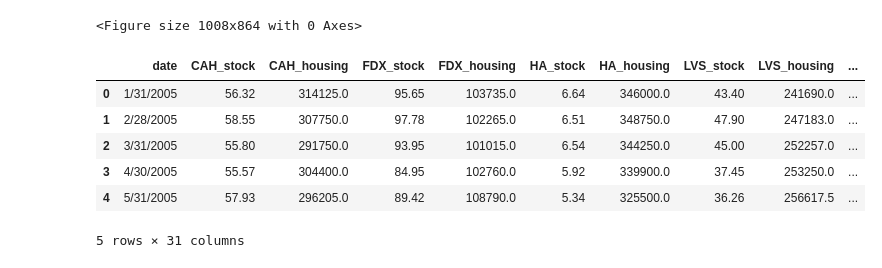
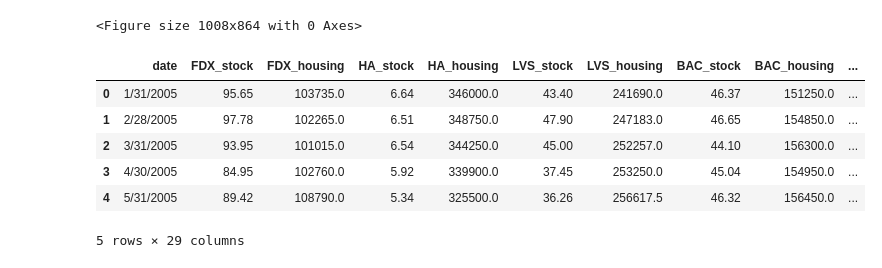
Before and after one commit to GraceHsu12/UCB_Project1_team, a Jupyter notebook: SL_API.ipynb, the cells around one changed output. Drawn from its saved outputs; the diff is of its cells as text; code cells hidden in the pictures.

```diff
--- a/SL_API.ipynb
+++ b/SL_API.ipynb
@@ -319,34 +319,34 @@ mpl.clf()
 # %%
 # Combine all stock and housing lists into one dataframe
 
 combined_stock_housing_df = pd.DataFrame({
     'date': stock_csv['Date']
 })
 stock_tickers = tickers_df['ticker']
 
 for each in stock_tickers:
     # Excluding data from ABC, NKE, CVS, SAFM, ANTM
-    if each in ['ABC', 'NKE', 'CVS', 'SAFM', 'ANTM']:
+    if each in ['ABC', 'NKE', 'CVS', 'SAFM', 'ANTM', 'CAH']:
         pass
     elif each == 'AAPL':
         current_stock = pd.read_csv(f'{each}_split_data.csv')
         current_house = pd.read_csv(f'house_data/{each}_housing.csv')
         combined_stock_housing_df[f'{each}_stock']=current_stock['Final Split']
         combined_stock_housing_df[f'{each}_housing']=current_house['Value']
     else:
         current_stock = pd.read_csv(f'stock_data/{each}_stock.csv')
         current_house = pd.read_csv(f'house_data/{each}_housing.csv')
         combined_stock_housing_df[f'{each}_stock']=current_stock['Close']
         combined_stock_housing_df[f'{each}_housing']=current_house['Value']
 
 combined_stock_housing_df.head()
 # %% [output]
-|  | date | CAH_stock | CAH_housing | FDX_stock | FDX_housing | HA_stock | HA_housing | LVS_stock | LVS_housing | ... |
-| 0 | 1/31/2005 | 56.32 | 314125.0 | 95.65 | 103735.0 | 6.64 | 346000.0 | 43.40 | 241690.0 | ... |
-| 1 | 2/28/2005 | 58.55 | 307750.0 | 97.78 | 102265.0 | 6.51 | 348750.0 | 47.90 | 247183.0 | ... |
-| 2 | 3/31/2005 | 55.80 | 291750.0 | 93.95 | 101015.0 | 6.54 | 344250.0 | 45.00 | 252257.0 | ... |
-| 3 | 4/30/2005 | 55.57 | 304400.0 | 84.95 | 102760.0 | 5.92 | 339900.0 | 37.45 | 253250.0 | ... |
-| 4 | 5/31/2005 | 57.93 | 296205.0 | 89.42 | 108790.0 | 5.34 | 325500.0 | 36.26 | 256617.5 | ... |
+|  | date | FDX_stock | FDX_housing | HA_stock | HA_housing | LVS_stock | LVS_housing | BAC_stock | BAC_housing | ... |
+| 0 | 1/31/2005 | 95.65 | 103735.0 | 6.64 | 346000.0 | 43.40 | 241690.0 | 46.37 | 151250.0 | ... |
+| 1 | 2/28/2005 | 97.78 | 102265.0 | 6.51 | 348750.0 | 47.90 | 247183.0 | 46.65 | 154850.0 | ... |
+| 2 | 3/31/2005 | 93.95 | 101015.0 | 6.54 | 344250.0 | 45.00 | 252257.0 | 44.10 | 156300.0 | ... |
+| 3 | 4/30/2005 | 84.95 | 102760.0 | 5.92 | 339900.0 | 37.45 | 253250.0 | 45.04 | 154950.0 | ... |
+| 4 | 5/31/2005 | 89.42 | 108790.0 | 5.34 | 325500.0 | 36.26 | 256617.5 | 46.32 | 156450.0 | ... |
-5 rows × 31 columns
+5 rows × 29 columns
 # %%
 # Export combined stock and housing data as CSV
```
Also changed, not shown: parts of 21 cells of this notebook, 30 other files.
